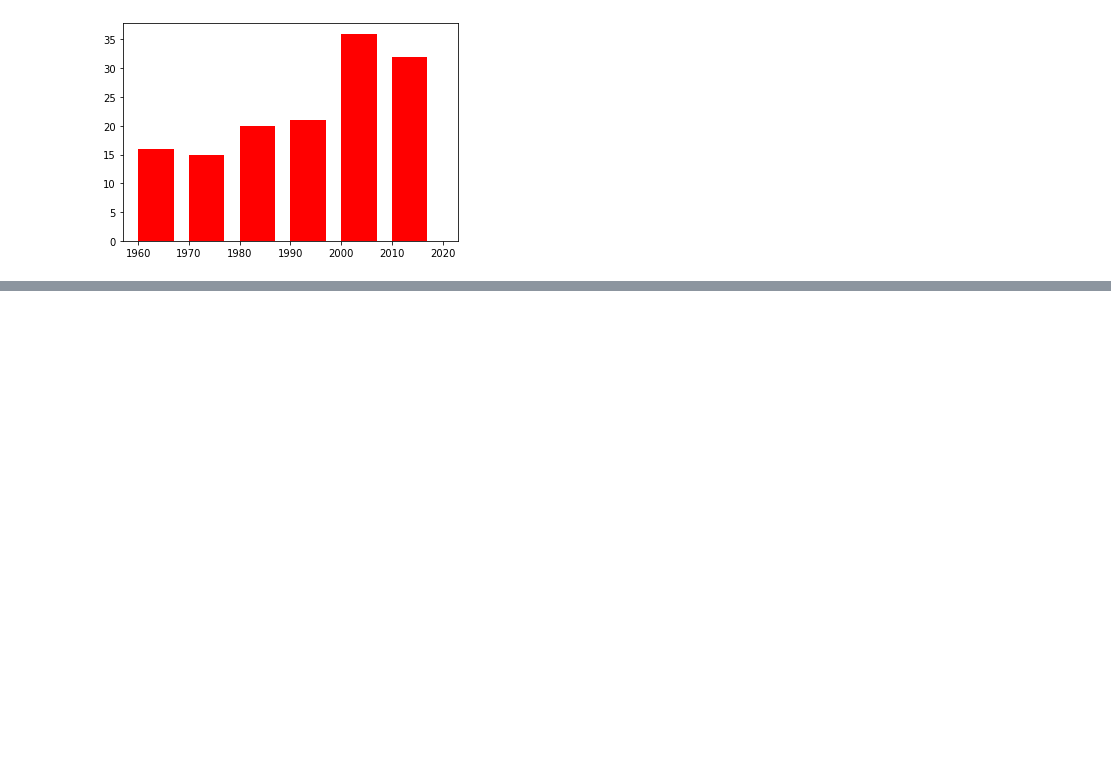
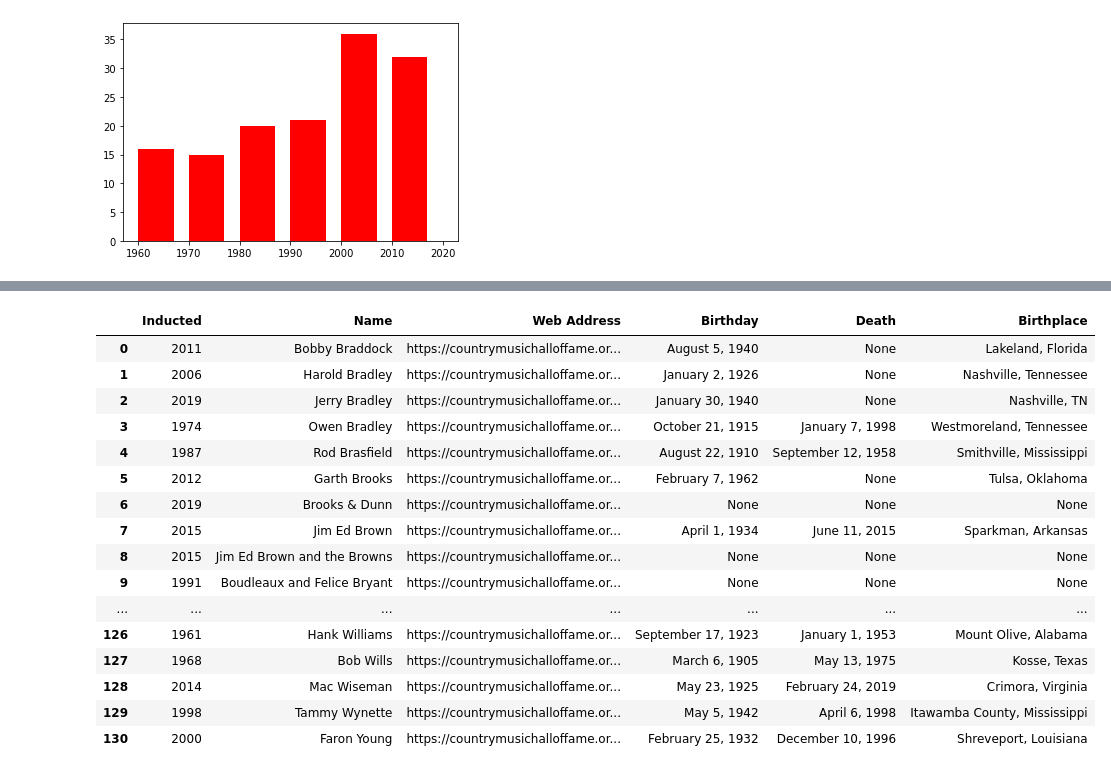
Before and after one commit to treybourgeois/web-scraping-country-music-hof-treybourgeois, a Jupyter notebook: country_music_notebook.ipynb, the cells around one changed output, grey strips where cells are left out. Cells and saved outputs as stored; diff of their text form; code cells hidden in the pictures; blank space fills up the shorter version.

```diff
--- a/country_music_notebook.ipynb
+++ b/country_music_notebook.ipynb
@@ -201,0 +388,3 @@ plt.hist(final_df.Inducted, bins = [1960, 1970, 1980, 1990, 2000, 2010, 2020],co
+# %%
+new = bd_df["Birthday - Death"].str.split(" - ", n = 1, expand = True) # Splitting the Birthday/Death into 2 columns using " - " as the delimiter
+new
@@ -201,0 +409,4 @@ plt.hist(final_df.Inducted, bins = [1960, 1970, 1980, 1990, 2000, 2010, 2020],co
+# %%
+
+new.columns = ['Birthday', 'Death'] # Rename columns
+new
@@ -201,0 +431,10 @@ plt.hist(final_df.Inducted, bins = [1960, 1970, 1980, 1990, 2000, 2010, 2020],co
+# %%
+# Cleaning, replacing some words
+new_b = new.Birthday.str.replace('Birth: ', '')
+new_d = new.Death.str.replace('Death: ','')
+new_p = bd_df.Birthplace.str.replace('Birthplace: ', '')
+# %%
+
+v = {'Birthday': new_b, 'Death': new_d, 'Birthplace': new_p}
+bdp_df = pd.DataFrame(v)
+bdp_df # New df
@@ -201,0 +459,22 @@ plt.hist(final_df.Inducted, bins = [1960, 1970, 1980, 1990, 2000, 2010, 2020],co
+# %%
+
+final_hof = pd.concat([hof_df, bdp_df], axis=1, join='inner') # Adding df together
+final_hof
+# %% [output]
+|  | Inducted | Name | Web Address | Birthday | Death | Birthplace |
+| 0 | 2011 | Bobby Braddock | https://countrymusichalloffame.or... | August 5, 1940 | None | Lakeland, Florida |
+| 1 | 2006 | Harold Bradley | https://countrymusichalloffame.or... | January 2, 1926 | None | Nashville, Tennessee |
+| 2 | 2019 | Jerry Bradley | https://countrymusichalloffame.or... | January 30, 1940 | None | Nashville, TN |
+| 3 | 1974 | Owen Bradley | https://countrymusichalloffame.or... | October 21, 1915 | January 7, 1998 | Westmoreland, Tennessee |
+| 4 | 1987 | Rod Brasfield | https://countrymusichalloffame.or... | August 22, 1910 | September 12, 1958 | Smithville, Mississippi |
+| 5 | 2012 | Garth Brooks | https://countrymusichalloffame.or... | February 7, 1962 | None | Tulsa, Oklahoma |
+| 6 | 2019 | Brooks & Dunn | https://countrymusichalloffame.or... | None | None | None |
+| 7 | 2015 | Jim Ed Brown | https://countrymusichalloffame.or... | April 1, 1934 | June 11, 2015 | Sparkman, Arkansas |
+| 8 | 2015 | Jim Ed Brown and the Browns | https://countrymusichalloffame.or... | None | None | None |
+| 9 | 1991 | Boudleaux and Felice Bryant | https://countrymusichalloffame.or... | None | None | None |
+| ... | ... | ... | ... | ... | ... | ... |
+| 126 | 1961 | Hank Williams | https://countrymusichalloffame.or... | September 17, 1923 | January 1, 1953 | Mount Olive, Alabama |
+| 127 | 1968 | Bob Wills | https://countrymusichalloffame.or... | March 6, 1905 | May 13, 1975 | Kosse, Texas |
+| 128 | 2014 | Mac Wiseman | https://countrymusichalloffame.or... | May 23, 1925 | February 24, 2019 | Crimora, Virginia |
+| 129 | 1998 | Tammy Wynette | https://countrymusichalloffame.or... | May 5, 1942 | April 6, 1998 | Itawamba County, Mississippi |
+| 130 | 2000 | Faron Young | https://countrymusichalloffame.or... | February 25, 1932 | December 10, 1996 | Shreveport, Louisiana |
```
Also changed, not shown: parts of 16 cells of this notebook.
